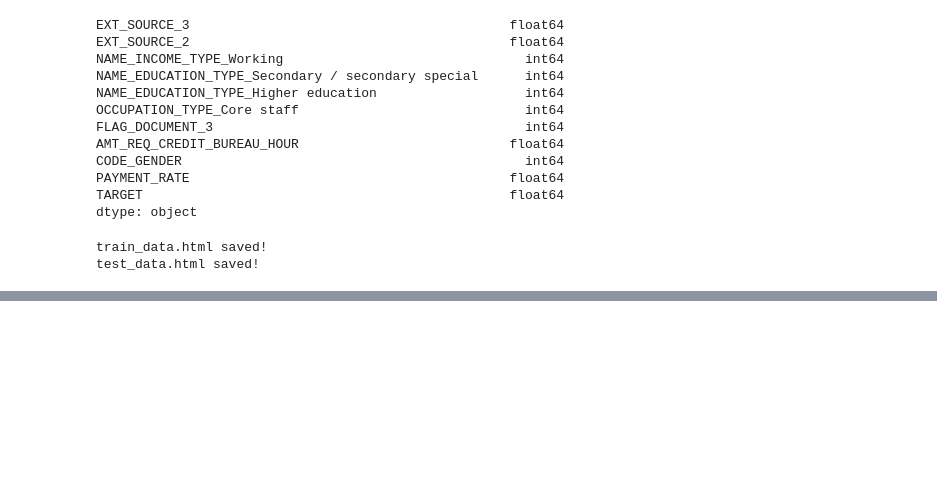
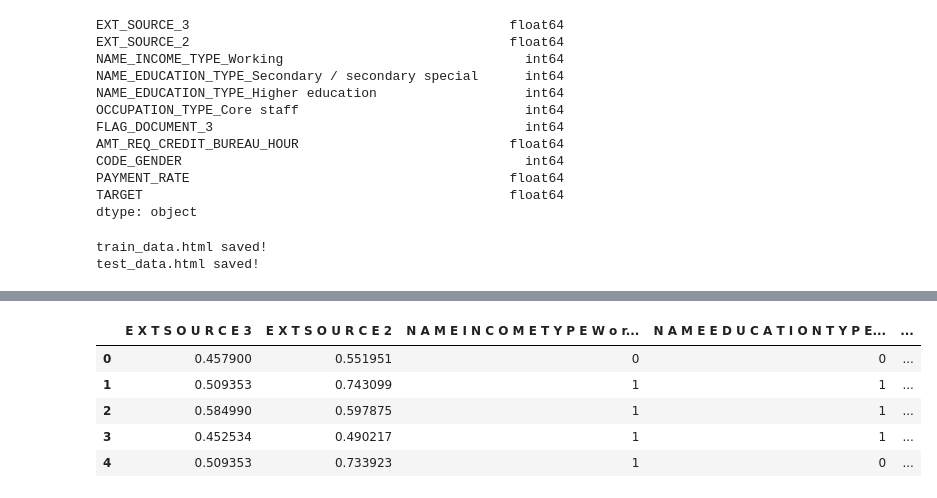
Before and after one commit to Muricael/Projet7_git, a Jupyter notebook: xgb.ipynb, the cells around one changed output, grey strips where cells are left out. Cells and saved outputs as stored; diff of their text form; code cells hidden in the pictures; blank space fills up the shorter version.

```diff
--- a/xgb.ipynb
+++ b/xgb.ipynb
@@ -758,0 +839,14 @@ test_data.html saved!
+# %%
+# Supprimer les colonnes inutiles
+cols_to_drop = ['Unnamed: 0', 'U n n a m e d : 0', 'i n d e x']
+train_df.drop(columns=cols_to_drop, inplace=True)
+
+# Afficher les premières lignes pour vérifier
+train_df.head()
+# %% [output]
+|  | E X T S O U R C E 3 | E X T S O U R C E 2 | N A M E I N C O M E T Y P E W o r... | N A M E E D U C A T I O N T Y P E... | ... |
+| 0 | 0.457900 | 0.551951 | 0 | 0 | ... |
+| 1 | 0.509353 | 0.743099 | 1 | 1 | ... |
+| 2 | 0.584990 | 0.597875 | 1 | 1 | ... |
+| 3 | 0.452534 | 0.490217 | 1 | 1 | ... |
+| 4 | 0.509353 | 0.733923 | 1 | 0 | ... |
```
Also changed, not shown: parts of 22 cells of this notebook, 12 other files.
